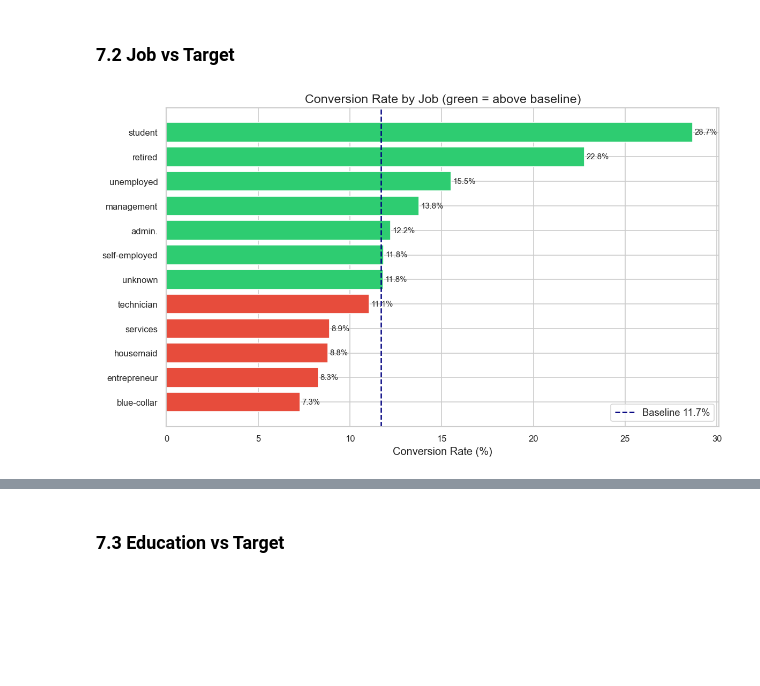
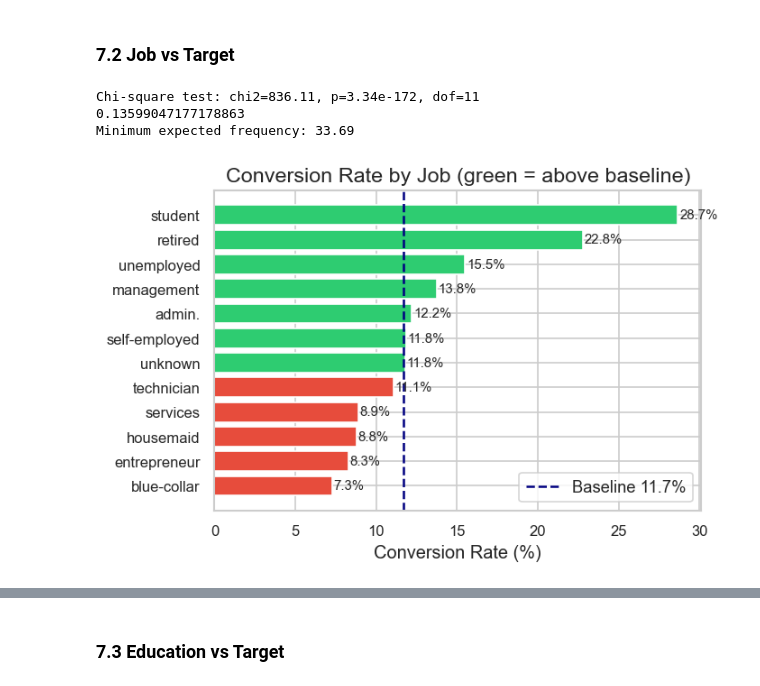
Before and after one commit to AlokYadav310703/Bank-Marketing, a Jupyter notebook: notebook/01_eda.ipynb, the cells around one changed output, grey strips where cells are left out. Cells and saved outputs as stored; diff of their text form; code cells hidden in the pictures; blank space fills up the shorter version.

```diff
--- a/notebook/01_eda.ipynb
+++ b/notebook/01_eda.ipynb
@@ -59,7 +46,8 @@ import numpy as np
 import matplotlib.ticker as mtick
 import matplotlib.pyplot as plt
 import seaborn as sns
-from scipy.stats import f_oneway, chi2_contingency, probplot
+from scipy.stats import chi2_contingency, mannwhitneyu, ttest_ind, shapiro, probplot, spearmanr
+from statsmodels.stats.proportion import proportions_ztest, proportion_confint
 import warnings
 warnings.filterwarnings('ignore')
 
@@ -70,9 +58,11 @@ np.random.seed(RANDOM_SEED)
 sns.set_theme(style='whitegrid', palette='muted')
 plt.rcParams.update({
     'figure.dpi': 120,
-    'figure.figsize': (10, 5),
+    'figure.figsize': (6, 4),
     'axes.titlesize': 14,
     'axes.labelsize': 12,
     'xtick.labelsize': 10,
     'ytick.labelsize': 10,
 })
+test_log = []
+ALPHA = 0.05
@@ -79,8 +133,11 @@ plt.rcParams.update({
 # %% [markdown]
 ## 2. Data Loading & Schema <a id='2'></a>
 # %%
-# Load the full dataset
-df = pd.read_csv("../data/bank-full.csv", sep=';')
+DATA_PATH = "../data/bank-full.csv"
+df = pd.read_csv(DATA_PATH, sep=';')
+
+# Numeric version of the target (1 = subscribed, 0 = not). Makes averages = conversion rate.
+df['y_num'] = (df['y'] == 'yes').astype(int)
 
 print("Shape:", df.shape)
 df.head()
@@ -392,7 +552,7 @@ Clients contacted >5 times: 4,355 (9.6%)
 # %%
 cat_cols_display = ['job', 'marital', 'education', 'default', 'housing', 'loan', 'contact', 'poutcome']
 
-fig, axes = plt.subplots(3, 3, figsize=(16, 13))
+fig, axes = plt.subplots(3, 3, figsize=(12, 10))
 axes = axes.flatten()
 
 for i, col in enumerate(cat_cols_display):
@@ -463,24 +648,40 @@ Insight: Seniors (65+) have significantly higher conversion rates.
 # %% [markdown]
 ### 7.2 Job vs Target
 # %%
+# Statistical test
+# Chi-Square Test
+ct = pd.crosstab(df['job'], df['y'])
+chi2, p, dof, expected = chi2_contingency(ct)
+print(f"\nChi-square test: chi2={chi2:.2f}, p={p:.2e}, dof={dof}")
+
+# Cramer-V Test
+n = ct.to_numpy().sum()
+r, k = ct.shape
+cramers_v = np.sqrt(chi2 / (n * min(r - 1, k - 1)))
+print(cramers_v)
+print("Minimum expected frequency:", round(expected.min(),2))
+
 job_acc = (
     df.groupby('job')
     .agg(total=('y','count'), converted=('y', lambda x: (x=='yes').sum()))
     .assign(conv_rate=lambda x: x['converted']/x['total']*100)
     .sort_values('conv_rate', ascending=True)
     .reset_index()
 )
 
-fig, ax = plt.subplots(figsize=(10, 6))
+fig, ax = plt.subplots()
 bars = ax.barh(job_acc['job'], job_acc['conv_rate'],
                color=['#2ecc71' if v > BASELINE_CONVERSION else '#e74c3c' for v in job_acc['conv_rate']])
 ax.axvline(BASELINE_CONVERSION, color='navy', linestyle='--', linewidth=1.5, label=f'Baseline {BASELINE_CONVERSION:.1f}%')
 ax.set_title('Conversion Rate by Job (green = above baseline)')
 ax.set_xlabel('Conversion Rate (%)')
 ax.legend()
 for i, row in job_acc.iterrows():
     ax.text(row['conv_rate']+0.1, i, f"{row['conv_rate']:.1f}%", va='center', fontsize=9)
 plt.tight_layout()
 plt.show()
 # %% [output]
+Chi-square test: chi2=836.11, p=3.34e-172, dof=11
+0.13599047177178863
+Minimum expected frequency: 33.69
-[figure, old version]
+[figure, new version]
```
Also changed, not shown: parts of 57 cells of this notebook, 7 other files.
